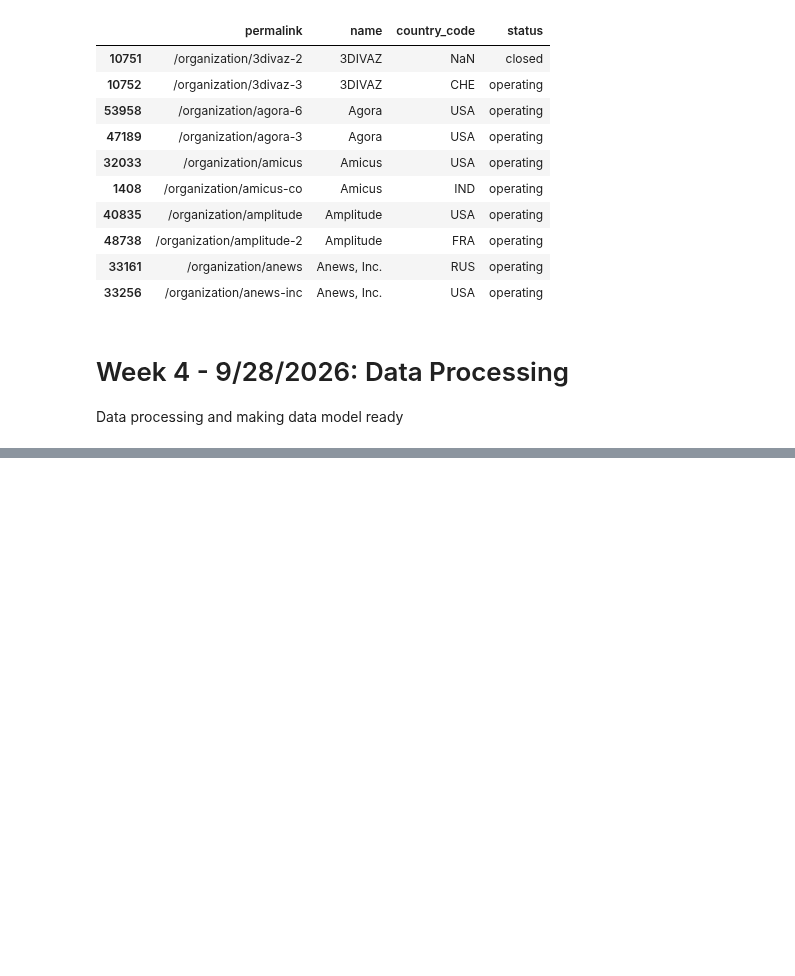
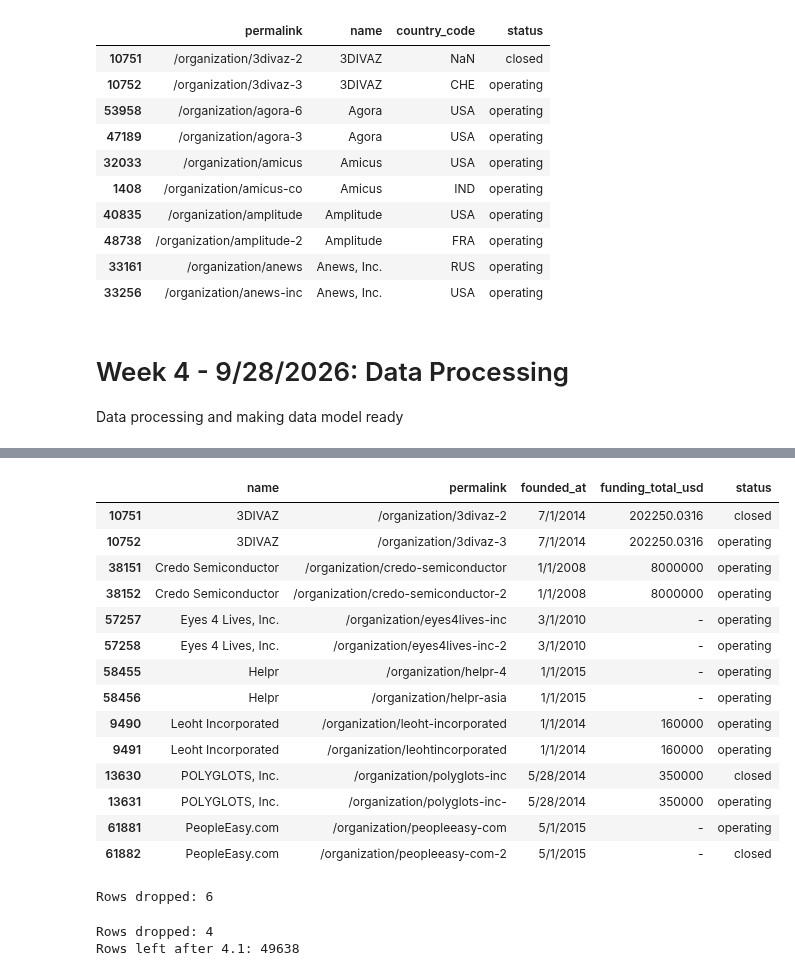
Before and after one commit to Hughes-Tyler/AnalyticsCapstone, a Jupyter notebook: notebooks/main.ipynb, the cells around one changed output, grey strips where cells are left out. Drawn from its saved outputs; the diff is of its cells as text; code cells hidden in the pictures; blank space fills up the shorter version.

```diff
--- a/notebooks/main.ipynb
+++ b/notebooks/main.ipynb
@@ -488,0 +497,6 @@ Data processing and making data model ready
+# %%
+df.loc[df['last_funding_at_dt'] == '2105-05-01', 'last_funding_at_dt'] = pd.Timestamp('2015-05-01')
+
+df['funding_span_days'] = (df['last_funding_at_dt'] - df['first_funding_at_dt']).dt.days
+
+df[df['name'] == 'Rasyonel R&D'][['name', 'founded_at', 'first_funding_at', 'last_funding_at_dt', 'funding_span_days']]
@@ -488,0 +510,7 @@ Data processing and making data model ready
+# %%
+rows_before = len(df)
+
+df = df[df['first_funding_at_dt'].notna()].copy()
+
+print(f"Rows dropped: {rows_before - len(df)}")
+print(f"Rows left: {len(df)}")
@@ -488,0 +526,7 @@ Data processing and making data model ready
+# %%
+rows_before = len(df)
+
+df = df[df['days_to_first_funding'] >= -1825].copy()
+
+print(f"Rows dropped: {rows_before - len(df)}")
+print(f"Rows left: {len(df)}")
@@ -488,0 +536,9 @@ Data processing and making data model ready
+# %%
+# 1 if funding came before founding, 0 if not
+df['funded_before_founding'] = 0
+df.loc[df['days_to_first_funding'] < 0, 'funded_before_founding'] = 1
+
+# Set the negative values to 0
+df.loc[df['days_to_first_funding'] < 0, 'days_to_first_funding'] = 0
+
+print(f"Companies flagged as funded before founding: {df['funded_before_founding'].sum()}")
@@ -488,0 +554,42 @@ Data processing and making data model ready
+# %%
+# Same name, same founding date, and same funding total = same company listed twice
+duplicates = df[df.duplicated(subset=['name', 'founded_at', 'funding_total_usd'], keep=False)]
+
+duplicates.sort_values('name')[['name', 'permalink', 'founded_at', 'funding_total_usd', 'status']]
+# %% [output]
+|  | name | permalink | founded_at | funding_total_usd | status |
+| 10751 | 3DIVAZ | /organization/3divaz-2 | 7/1/2014 | 202250.0316 | closed |
+| 10752 | 3DIVAZ | /organization/3divaz-3 | 7/1/2014 | 202250.0316 | operating |
+| 38151 | Credo Semiconductor | /organization/credo-semiconductor | 1/1/2008 | 8000000 | operating |
+| 38152 | Credo Semiconductor | /organization/credo-semiconductor-2 | 1/1/2008 | 8000000 | operating |
+| 57257 | Eyes 4 Lives, Inc. | /organization/eyes4lives-inc | 3/1/2010 | - | operating |
+| 57258 | Eyes 4 Lives, Inc. | /organization/eyes4lives-inc-2 | 3/1/2010 | - | operating |
+| 58455 | Helpr | /organization/helpr-4 | 1/1/2015 | - | operating |
+| 58456 | Helpr | /organization/helpr-asia | 1/1/2015 | - | operating |
+| 9490 | Leoht Incorporated | /organization/leoht-incorporated | 1/1/2014 | 160000 | operating |
+| 9491 | Leoht Incorporated | /organization/leohtincorporated | 1/1/2014 | 160000 | operating |
+| 13630 | POLYGLOTS, Inc. | /organization/polyglots-inc | 5/28/2014 | 350000 | closed |
+| 13631 | POLYGLOTS, Inc. | /organization/polyglots-inc- | 5/28/2014 | 350000 | operating |
+| 61881 | PeopleEasy.com | /organization/peopleeasy-com | 5/1/2015 | - | operating |
+| 61882 | PeopleEasy.com | /organization/peopleeasy-com-2 | 5/1/2015 | - | closed |
+# %%
+rows_before = len(df)
+
+# These 3 companies show up twice with a different status each time, so we drop both rows
+conflicting_names = ['3DIVAZ', 'POLYGLOTS, Inc.', 'PeopleEasy.com']
+df = df[~df['name'].isin(conflicting_names)].copy()
+
+print(f"Rows dropped: {rows_before - len(df)}")
+# %% [output]
+Rows dropped: 6
+# %%
+rows_before = len(df)
+
+# For the other 4 companies the rows match, so we just keep one of each
+df = df.drop_duplicates(subset=['name', 'founded_at', 'funding_total_usd'], keep='first').copy()
+
+print(f"Rows dropped: {rows_before - len(df)}")
+print(f"Rows left after 4.1: {len(df)}")
+# %% [output]
+Rows dropped: 4
+Rows left after 4.1: 49638
```
Also changed, not shown: parts of 11 cells of this notebook.
